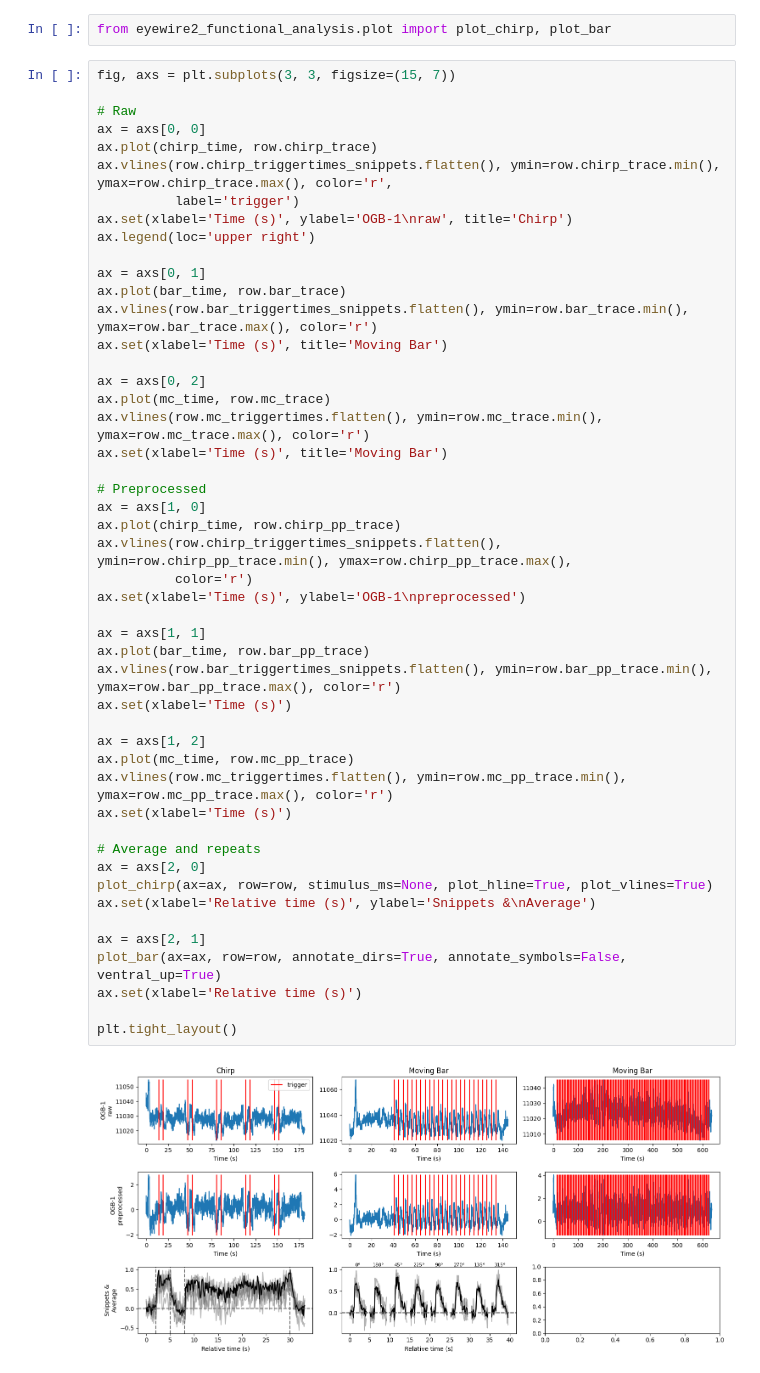
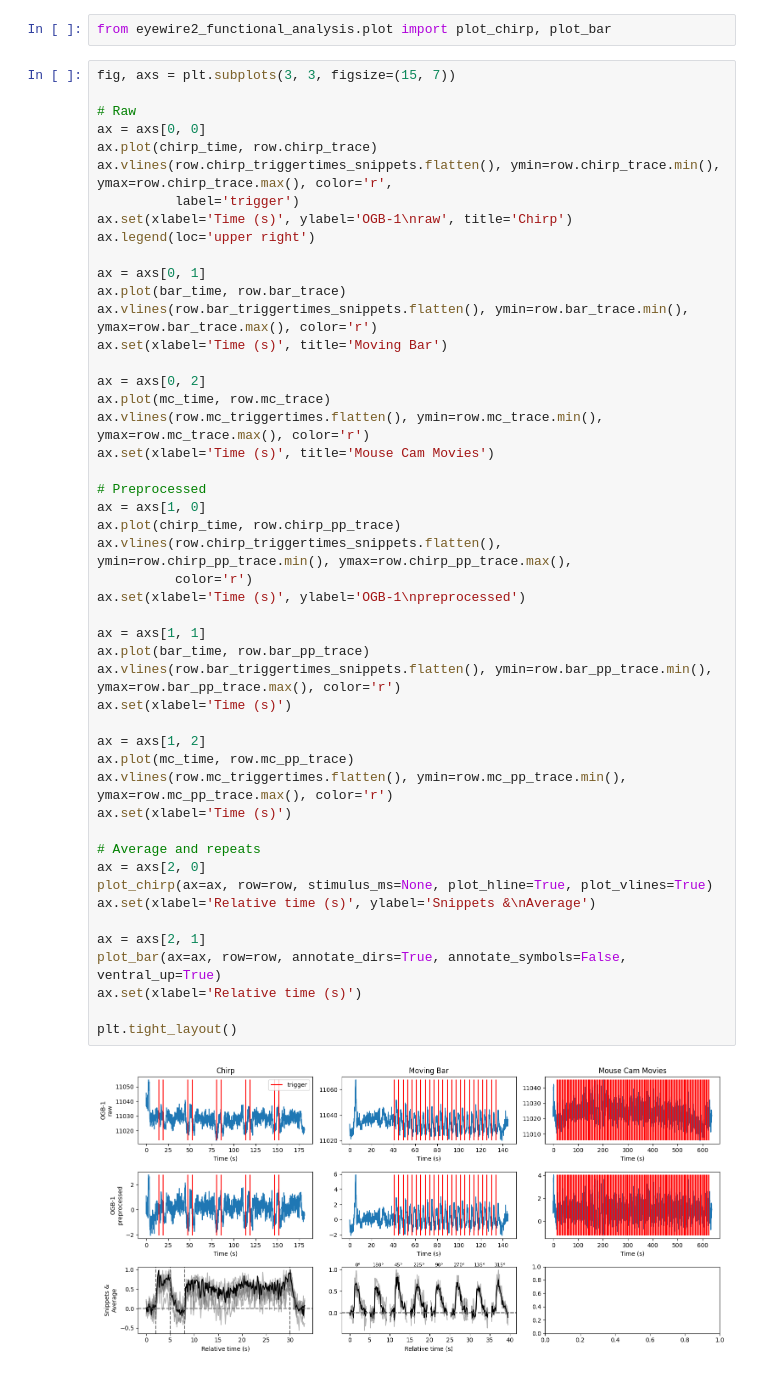
Before and after one commit to eyewire2/eyewire2-functional-analysis, a Jupyter notebook: notebooks/tutorial/plot_raw_data/plot_raw_data.ipynb, the cells around one changed output. Saved outputs shown, nothing was run; the diff lists cells and outputs as text.

```diff
--- a/notebooks/tutorial/plot_raw_data/plot_raw_data.ipynb
+++ b/notebooks/tutorial/plot_raw_data/plot_raw_data.ipynb
@@ -78,34 +218,34 @@ ax.set(xlabel='Time (s)', title='Moving Bar')
 ax = axs[0, 2]
 ax.plot(mc_time, row.mc_trace)
 ax.vlines(row.mc_triggertimes.flatten(), ymin=row.mc_trace.min(), ymax=row.mc_trace.max(), color='r')
-ax.set(xlabel='Time (s)', title='Moving Bar')
+ax.set(xlabel='Time (s)', title='Mouse Cam Movies')
 
 # Preprocessed
 ax = axs[1, 0]
 ax.plot(chirp_time, row.chirp_pp_trace)
 ax.vlines(row.chirp_triggertimes_snippets.flatten(), ymin=row.chirp_pp_trace.min(), ymax=row.chirp_pp_trace.max(),
           color='r')
 ax.set(xlabel='Time (s)', ylabel='OGB-1\npreprocessed')
 
 ax = axs[1, 1]
 ax.plot(bar_time, row.bar_pp_trace)
 ax.vlines(row.bar_triggertimes_snippets.flatten(), ymin=row.bar_pp_trace.min(), ymax=row.bar_pp_trace.max(), color='r')
 ax.set(xlabel='Time (s)')
 
 ax = axs[1, 2]
 ax.plot(mc_time, row.mc_pp_trace)
 ax.vlines(row.mc_triggertimes.flatten(), ymin=row.mc_pp_trace.min(), ymax=row.mc_pp_trace.max(), color='r')
 ax.set(xlabel='Time (s)')
 
 # Average and repeats
 ax = axs[2, 0]
 plot_chirp(ax=ax, row=row, stimulus_ms=None, plot_hline=True, plot_vlines=True)
 ax.set(xlabel='Relative time (s)', ylabel='Snippets &\nAverage')
 
 ax = axs[2, 1]
 plot_bar(ax=ax, row=row, annotate_dirs=True, annotate_symbols=False, ventral_up=True)
 ax.set(xlabel='Relative time (s)')
 
 plt.tight_layout()
 # %% [output]
-[figure, old version]
+[figure, new version]
```
Also changed, not shown: parts of 21 cells of this notebook.
